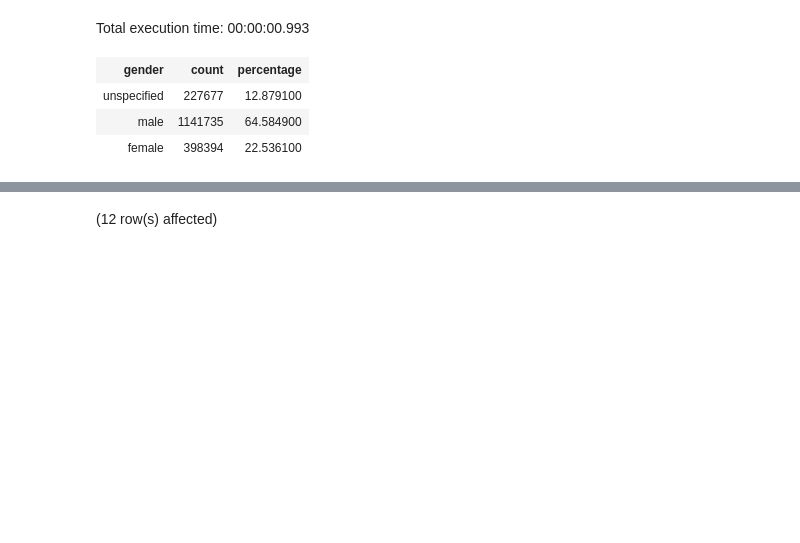
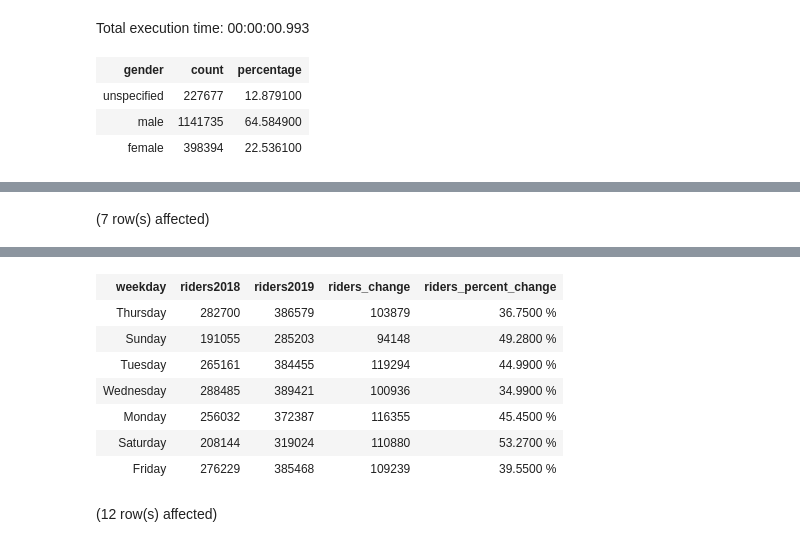
Before and after one commit to datapointchris/boston-bluebikes, a Jupyter notebook: queries.ipynb, the cells around one changed output, grey strips where cells are left out. Saved outputs shown, nothing was run; the diff lists cells and outputs as text; code cells hidden in the pictures; blank space fills up the shorter version.

```diff
--- a/queries.ipynb
+++ b/queries.ipynb
@@ -313,0 +325,30 @@ Total execution time: 00:00:01.586
+# %%
+-- Days of the week
+with
+dow2018 as(
+    select count(1) as riders,
+    To_Char(start_time, 'Day') as weekday
+    from bluebikes_2018
+    group by weekday
+    order by riders desc
+),
+
+dow2019 as(
+    select count(1) as riders,
+    To_Char(start_time, 'Day') as weekday
+    from bluebikes_2019
+    group by weekday
+    order by riders desc
+)
+
+select
+dow2018.weekday,
+dow2018.riders as riders2018,
+dow2019.riders as riders2019,
+dow2019.riders - dow2018.riders as riders_change,
+round((dow2019.riders - dow2018.riders)::NUMERIC / dow2018.riders, 4) * 100 || ' %' as riders_percent_change
+
+from dow2018
+join dow2019 on dow2018.weekday = dow2019.weekday
+# %% [output]
+(7 row(s) affected)
@@ -314,3 +356,11 @@ Total execution time: 00:00:01.586
+| weekday | riders2018 | riders2019 | riders_change | riders_percent_change |
+| Thursday | 282700 | 386579 | 103879 | 36.7500 % |
+| Sunday | 191055 | 285203 | 94148 | 49.2800 % |
+| Tuesday | 265161 | 384455 | 119294 | 44.9900 % |
+| Wednesday | 288485 | 389421 | 100936 | 34.9900 % |
+| Monday | 256032 | 372387 | 116355 | 45.4500 % |
+| Saturday | 208144 | 319024 | 110880 | 53.2700 % |
+| Friday | 276229 | 385468 | 109239 | 39.5500 % |
 # %%
 -- Riders by month
 
```
Also changed, not shown: parts of 4 cells of this notebook.
